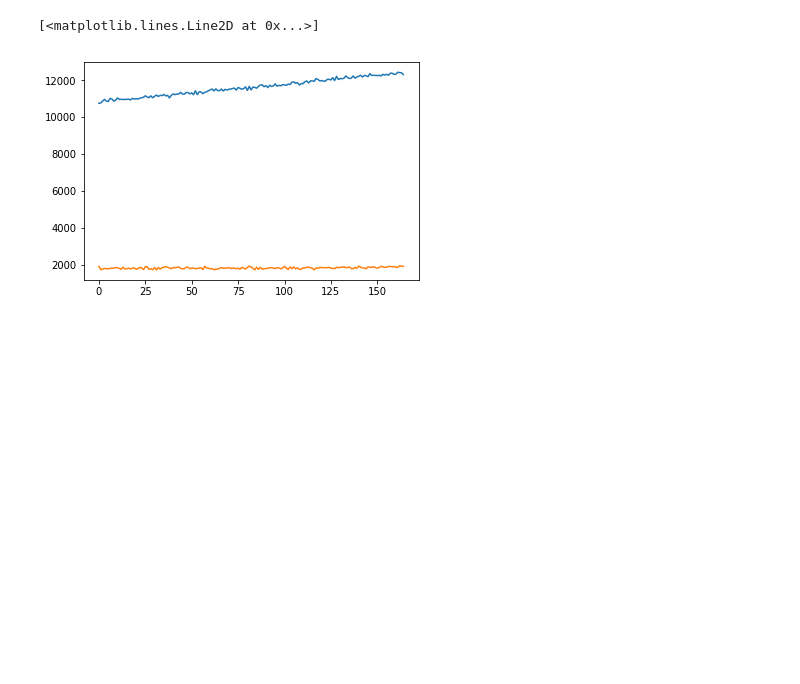
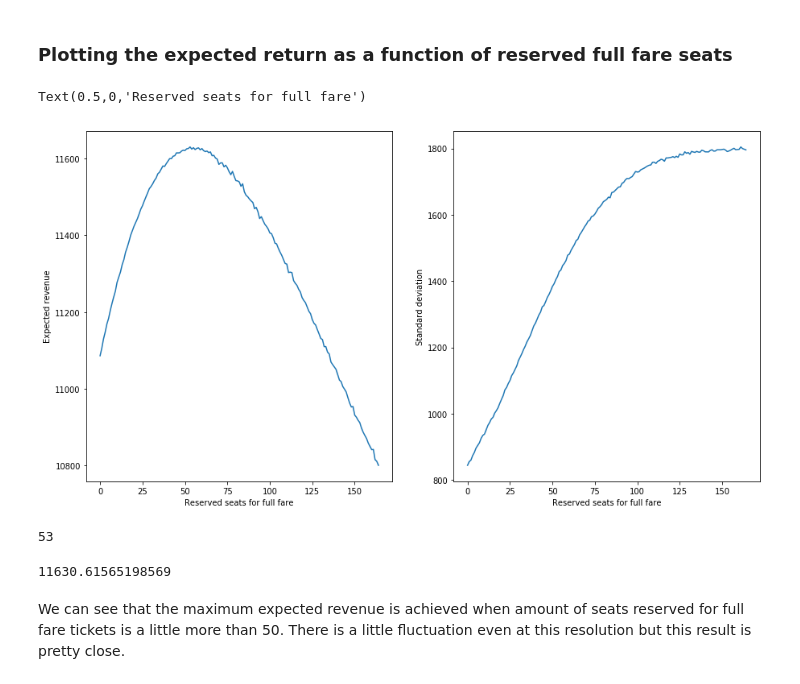
Before and after one commit to Stippos/Simulation, a Jupyter notebook: Piedmont.ipynb, the cells around one changed output. Cells and saved outputs as stored; diff of their text form; code cells hidden in the pictures; blank space fills up the shorter version.

```diff
--- a/Piedmont.ipynb
+++ b/Piedmont.ipynb
@@ -2,33 +19,38 @@
 import numpy as np
 import matplotlib.pyplot as plt
 
+#capacity of the plane
 capacity = 164
-iterations = 1000
+#numer of demands simulated for each reservation amount
+iterations = 200000
 
+#parameters for the distribution of demand
 mu = 180
 sigma = 30
 
+#ticket prices
 lowFare = 70
 highFare = 100
 
+#lists to save our results
 expectedRevenues = []
 deviations = []
 
-for R in range(0, capacity + 1):
-    revenues = []
-    demands = np.random.normal(mu, sigma, iterations)
+#loop over all possible reservation amounts
+#Note L = the amount of low fare seats sold!
+for L in range(0, capacity + 1):
+    revenues = [] #vector for revenues from different demands
+    demands = np.random.normal(mu, sigma, iterations) #simulationg the demands
 
+    #calculating revenue
     for i in demands:
-        if i <= R:
+        if i <= L:
             revenues.append(lowFare * i)
         else:
-            revenues.append(min(lowFare * R + 0.6 * (i - R) * highFare), lowFare * R +
+            revenues.append(min([lowFare * L + 0.6 * (i - L) * highFare, lowFare * L + highFare * (capacity - L)]))
 
+    #adding results to the result vector
     expectedRevenues.append(np.average(revenues))
     deviations.append(np.std(revenues))
-
-plt.plot(expectedRevenues)
-plt.plot(deviations)
-# %% [output]
-[<matplotlib.lines.Line2D at 0x...>]
-[figure, removed]
+# %% [markdown]
+### Plotting the expected return as a function of reserved full fare seats
@@ -34,0 +59,24 @@ plt.plot(deviations)
+# %%
+plt.figure(1,(15,8))
+plt.subplot(121)
+plt.plot(list(reversed(expectedRevenues))) #Reversed since I used low fare seats for calculation
+plt.ylabel("Expected revenue")
+plt.xlabel("Reserved seats for full fare")
+
+plt.subplot(122)
+plt.plot(list((reversed(deviations))))
+plt.ylabel("Standard deviation")
+plt.xlabel("Reserved seats for full fare")
+# %% [output]
+Text(0.5,0,'Reserved seats for full fare')
+[figure, added]
+# %%
+capacity - expectedRevenues.index(max(expectedRevenues))
+# %% [output]
+53
+# %%
+max(expectedRevenues)
+# %% [output]
+11630.61565198569
+# %% [markdown]
+We can see that the maximum expected revenue is achieved when amount of seats reserved for full fare tickets is a little more than 50. There is a little fluctuation even at this resolution but this result is pretty close.
```
Also changed, not shown: parts of 8 cells of this notebook.
